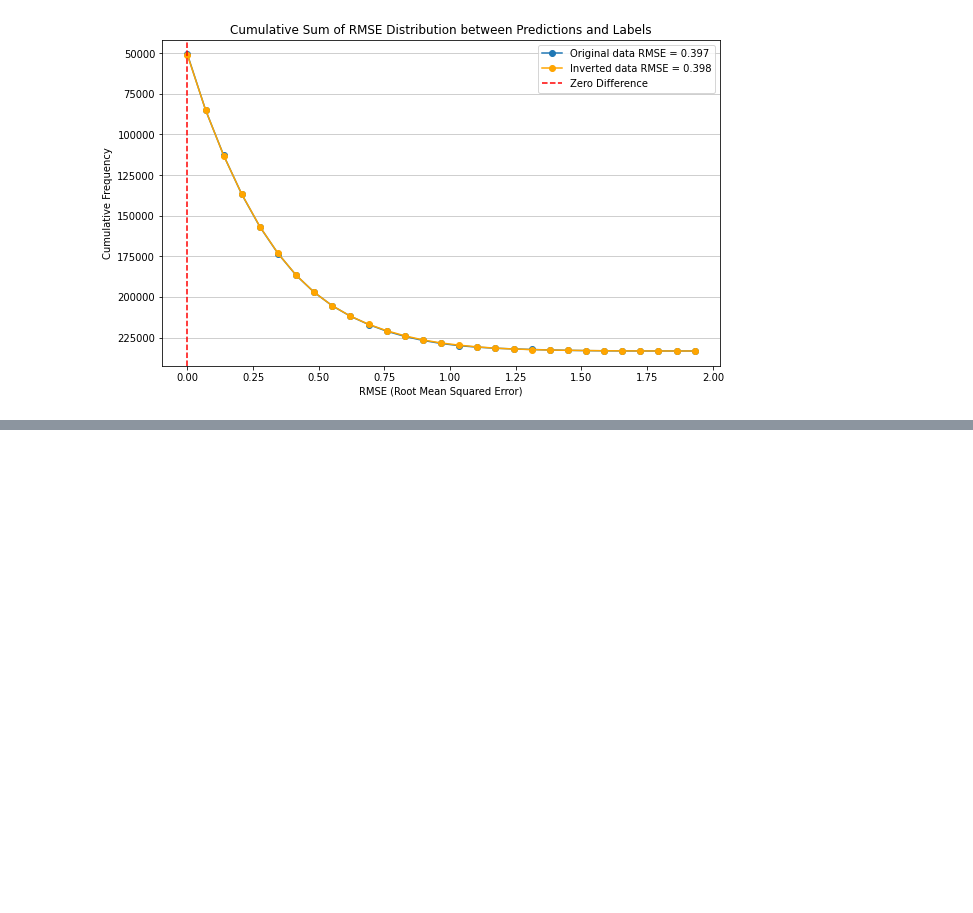
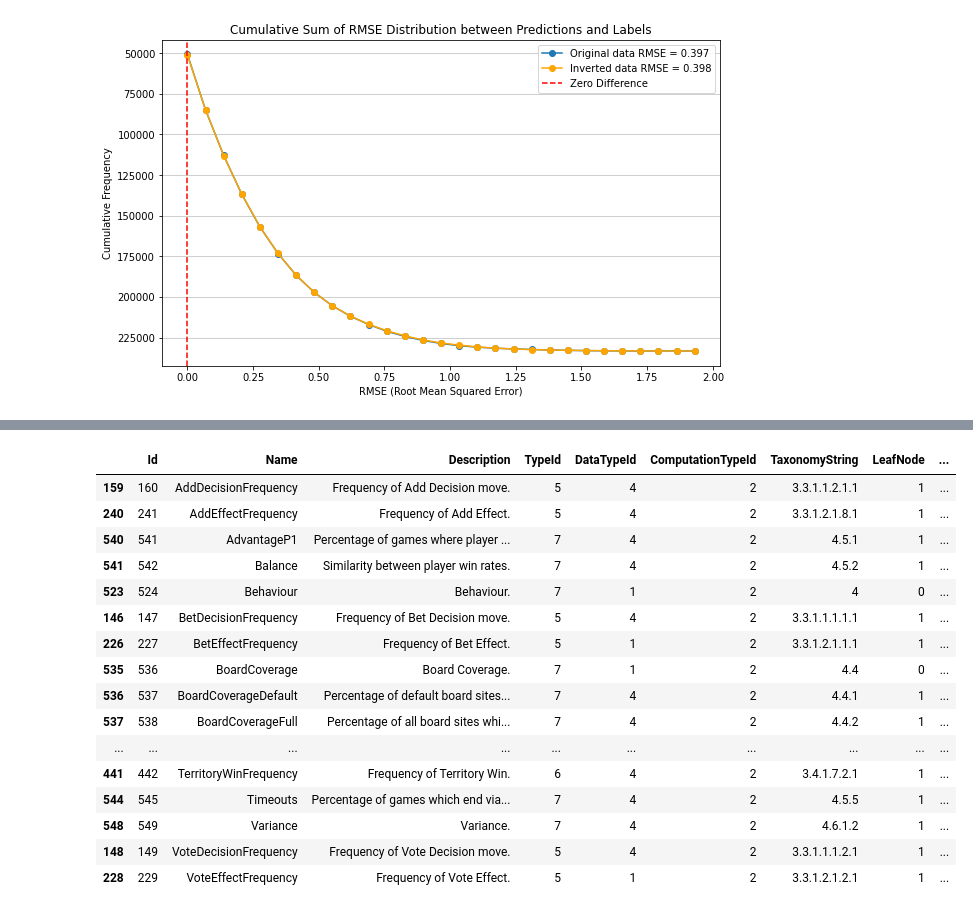
Before and after one commit to vadimtimakin/Kaggle-MCTS-6th-place-solution, a Jupyter notebook: draft.ipynb, the cells around one changed output, grey strips where cells are left out. Saved outputs shown, nothing was run; the diff lists cells and outputs as text; code cells hidden in the pictures; blank space fills up the shorter version.

Commit message:
Remove NumGames + Add Balance

```diff
--- a/draft.ipynb
+++ b/draft.ipynb
@@ -1242,3 +1242,9 @@ plt.legend()
 plt.show()
 # %% [output]
 [figure]
+# %%
+import pandas as pd
+
+dfc = pd.read_csv('dataset/concepts.csv')
+
+dfc.head()
@@ -1245,3 +1258,27 @@ plt.show()
+# %%
+dfc = dfc[dfc["ComputationTypeId"] == 2]
+# %%
+pd.set_option('display.max_rows', 500)
+# %%
+dfc.sort_values(by="Name")
+# %% [output]
+|  | Id | Name | Description | TypeId | DataTypeId | ComputationTypeId | TaxonomyString | LeafNode | ... |
+| 159 | 160 | AddDecisionFrequency | Frequency of Add Decision move. | 5 | 4 | 2 | 3.3.1.1.2.1.1 | 1 | ... |
+| 240 | 241 | AddEffectFrequency | Frequency of Add Effect. | 5 | 4 | 2 | 3.3.1.2.1.8.1 | 1 | ... |
+| 540 | 541 | AdvantageP1 | Percentage of games where player ... | 7 | 4 | 2 | 4.5.1 | 1 | ... |
+| 541 | 542 | Balance | Similarity between player win rates. | 7 | 4 | 2 | 4.5.2 | 1 | ... |
+| 523 | 524 | Behaviour | Behaviour. | 7 | 1 | 2 | 4 | 0 | ... |
+| 146 | 147 | BetDecisionFrequency | Frequency of Bet Decision move. | 5 | 4 | 2 | 3.3.1.1.1.1.1 | 1 | ... |
+| 226 | 227 | BetEffectFrequency | Frequency of Bet Effect. | 5 | 1 | 2 | 3.3.1.2.1.1.1 | 1 | ... |
+| 535 | 536 | BoardCoverage | Board Coverage. | 7 | 1 | 2 | 4.4 | 0 | ... |
+| 536 | 537 | BoardCoverageDefault | Percentage of default board sites... | 7 | 4 | 2 | 4.4.1 | 1 | ... |
+| 537 | 538 | BoardCoverageFull | Percentage of all board sites whi... | 7 | 4 | 2 | 4.4.2 | 1 | ... |
+| ... | ... | ... | ... | ... | ... | ... | ... | ... | ... |
+| 441 | 442 | TerritoryWinFrequency | Frequency of Territory Win. | 6 | 4 | 2 | 3.4.1.7.2.1 | 1 | ... |
+| 544 | 545 | Timeouts | Percentage of games which end via... | 7 | 4 | 2 | 4.5.5 | 1 | ... |
+| 548 | 549 | Variance | Variance. | 7 | 4 | 2 | 4.6.1.2 | 1 | ... |
+| 148 | 149 | VoteDecisionFrequency | Frequency of Vote Decision move. | 5 | 4 | 2 | 3.3.1.1.1.2.1 | 1 | ... |
+| 228 | 229 | VoteEffectFrequency | Frequency of Vote Effect. | 5 | 1 | 2 | 3.3.1.2.1.2.1 | 1 | ... |
 # %%
 # class QWKObjective(object):
 
```
Also changed, not shown: parts of 3 cells of this notebook, 1 other file.
